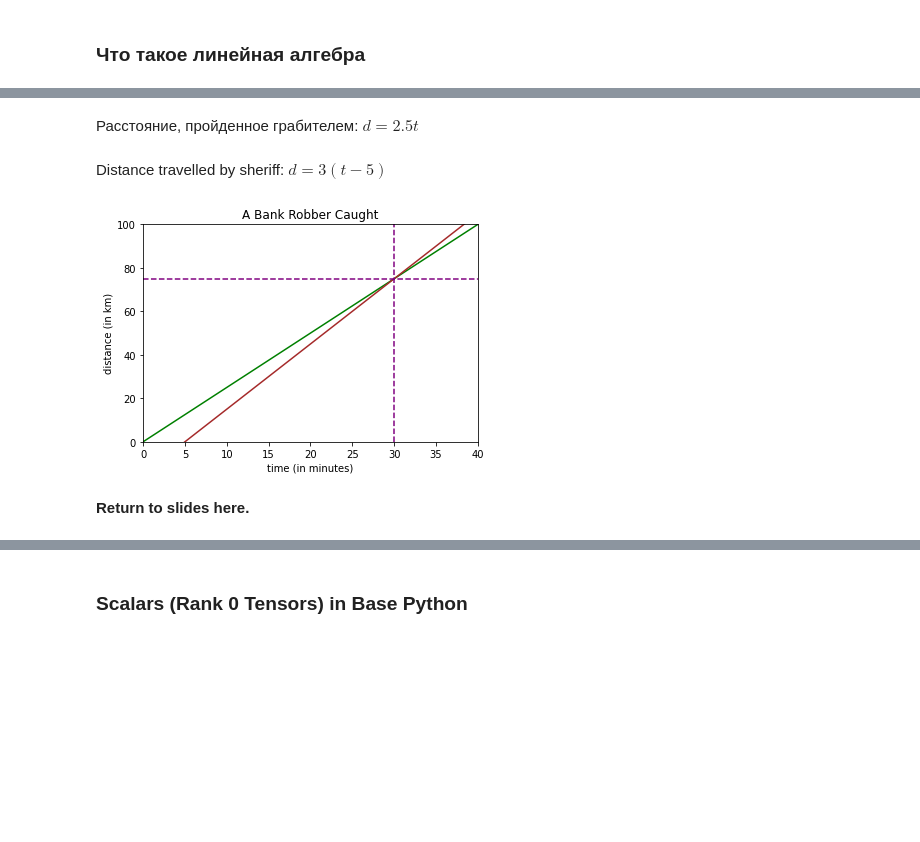
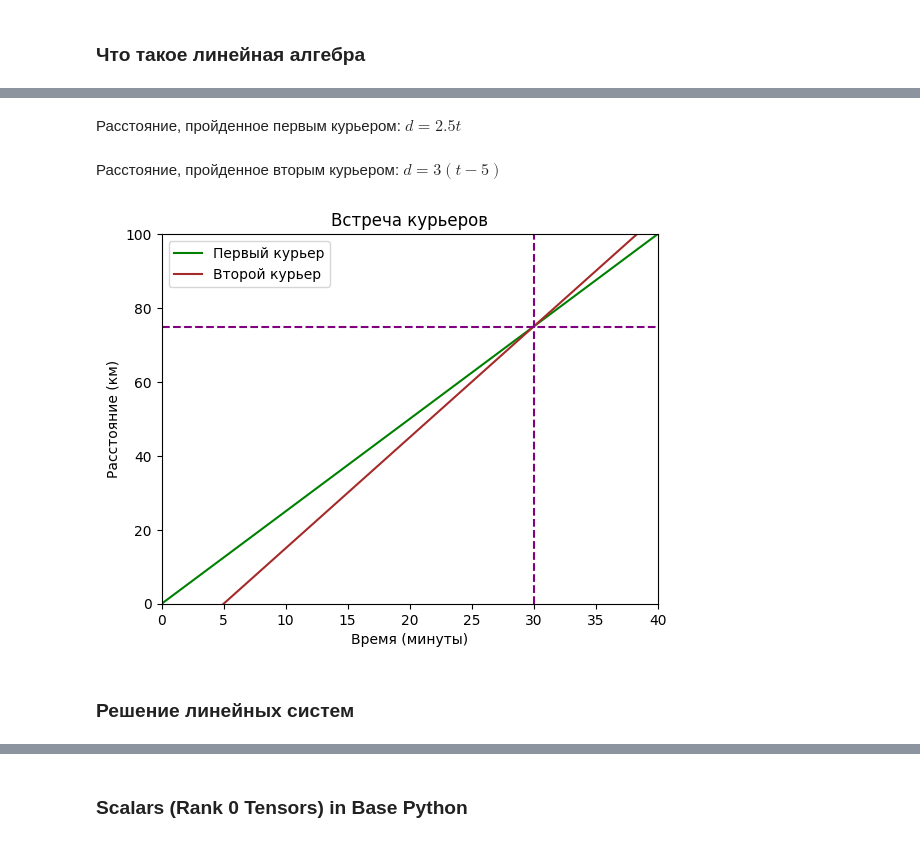
Before and after one commit to nikita-konkin/ml-foundations-rus, a Jupyter notebook: notebooks/1-intro-to-linear-algebra.ipynb, the cells around one changed output, grey strips where cells are left out. Drawn from its saved outputs; the diff is of its cells as text; code cells hidden in the pictures; blank space fills up the shorter version.

```diff
--- a/notebooks/1-intro-to-linear-algebra.ipynb
+++ b/notebooks/1-intro-to-linear-algebra.ipynb
@@ -75,25 +127,26 @@ import matplotlib.pyplot as plt
 # %%
 t = np.linspace(0, 40, 1000) # start, finish, n points
 # %% [markdown]
-Расстояние, пройденное грабителем: $d = 2.5t$
+Расстояние, пройденное первым курьером: $d = 2.5t$
 # %%
 d_r = 2.5 * t
 # %% [markdown]
-Distance travelled by sheriff: $d = 3(t-5)$
+Расстояние, пройденное вторым курьером: $d = 3(t-5)$
 # %%
 d_s = 3 * (t-5)
 # %%
 fig, ax = plt.subplots()
-plt.title('A Bank Robber Caught')
-plt.xlabel('time (in minutes)')
-plt.ylabel('distance (in km)')
+plt.title('Встреча курьеров')
+plt.xlabel('Время (минуты)')
+plt.ylabel('Расстояние (км)')
 ax.set_xlim([0, 40])
 ax.set_ylim([0, 100])
-ax.plot(t, d_r, c='green')
-ax.plot(t, d_s, c='brown')
+ax.plot(t, d_r, c='green', label = 'Первый курьер')
+ax.plot(t, d_s, c='brown', label = 'Второй курьер')
+plt.legend()
 plt.axvline(x=30, color='purple', linestyle='--')
 _ = plt.axhline(y=75, color='purple', linestyle='--')
 # %% [output]
-[figure, old version]
+[figure, new version]
-# %% [markdown]
-**Return to slides here.**
+# %% [markdown]
+### Решение линейных систем
```
Also changed, not shown: parts of 62 cells of this notebook, 5 other files.
